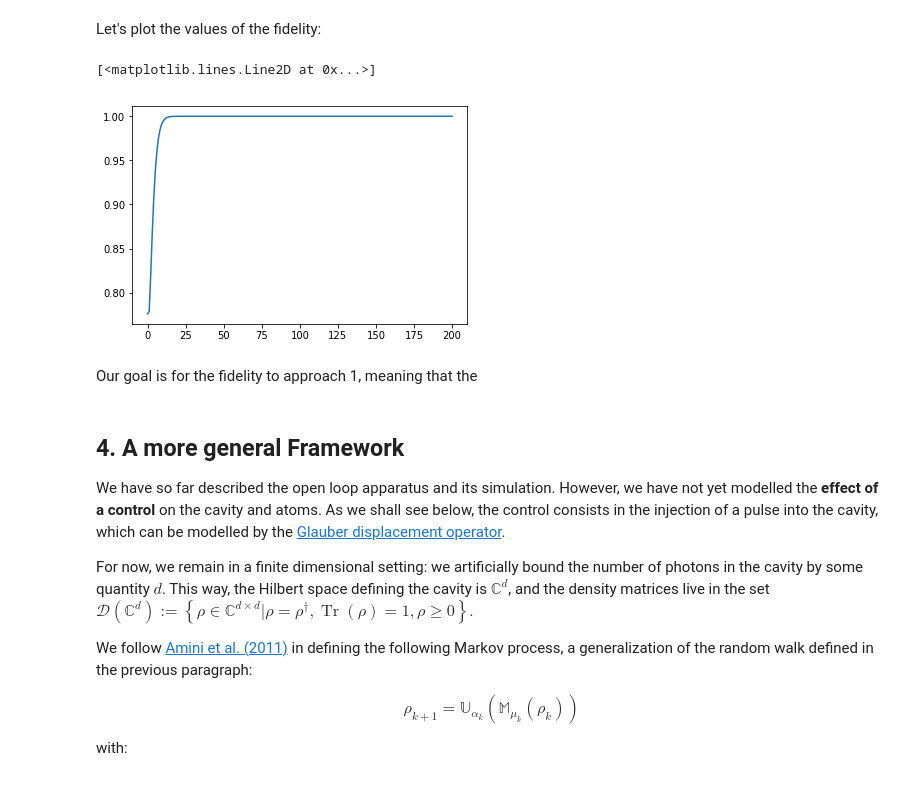
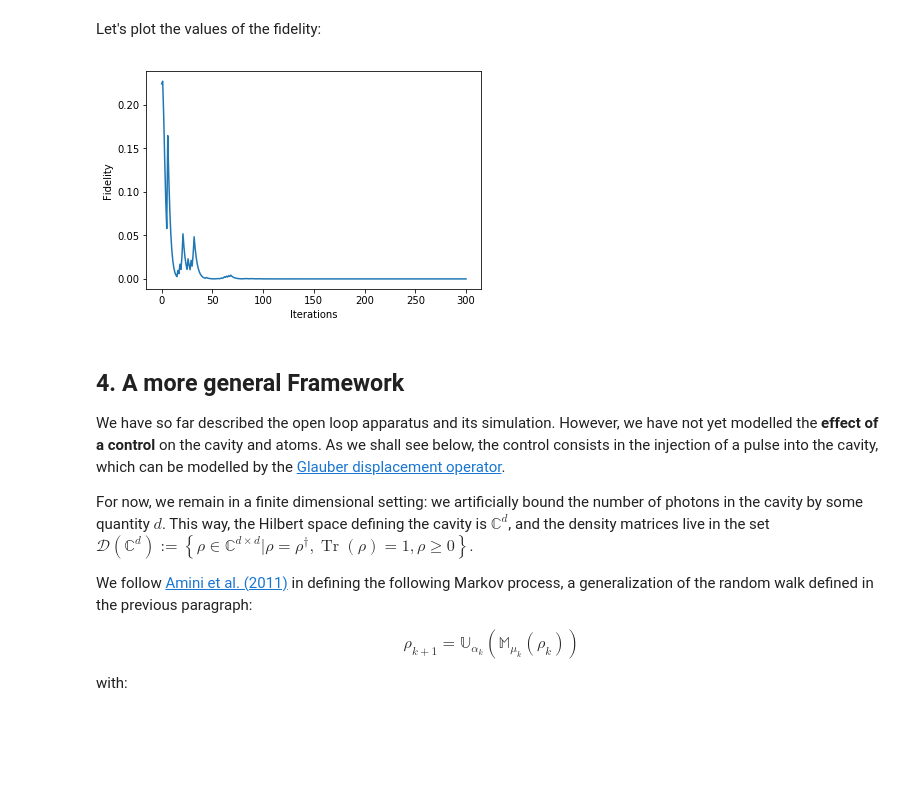
Before and after one commit to denainjs/Photon-Box, a Jupyter notebook: Photon-Box.ipynb, the cells around one changed output. Cells and saved outputs as stored; diff of their text form; code cells hidden in the pictures; blank space fills up the shorter version.

```diff
--- a/Photon-Box.ipynb
+++ b/Photon-Box.ipynb
@@ -145,32 +152,14 @@ def fidelity(rho, rho_target):
 # %% [markdown]
 ### The Open-loop Markov Chain
 The function `markov_chain` takes the target number of photons as argument and returns a list of the values of the fidelity at each iteration.
-# %%
-def open_loop_markov_chain(target):
-    fidelity_values = []
-    rho = rho_init
-    fidelity_values.append(np.real(fidelity(rho,rho_target))) # fidelity is a real number
-    for i in range(num_steps):
-        proba_excited = np.real((Me*rho*Me.dag()).tr())
-        y = np.random.binomial(1, proba_excited) # 0 is ground, 1 is excited
-        if y == 0:
-            rho = Mg*rho*Mg.dag()
-            rho /= rho.tr()
-        if y == 1:
-            rho = Me*rho*Me.dag()
-            rho /= rho.tr()
-        fidelity_values.append(np.real(fidelity(rho,rho_target))) # fidelity is a real number
-    return fidelity_values
 # %% [markdown]
 Let's plot the values of the fidelity:
-# %%
-open_loop_fidelity_values = open_loop_markov_chain(3)
-plt.plot(np.arange(num_steps + 1), open_loop_fidelity_values)
-# %% [output]
-[<matplotlib.lines.Line2D at 0x...>]
-[figure, removed]
-# %% [markdown]
-Our goal is for the fidelity to approach 1, meaning that the
+# %%
+%run open_loop.py
+res = open_loop_markov_chain(target)
+display_open_loop(res)
+# %% [output]
+[figure, added]
 # %% [markdown]
 
 
```
Also changed, not shown: parts of 25 cells of this notebook, 22 other files.
